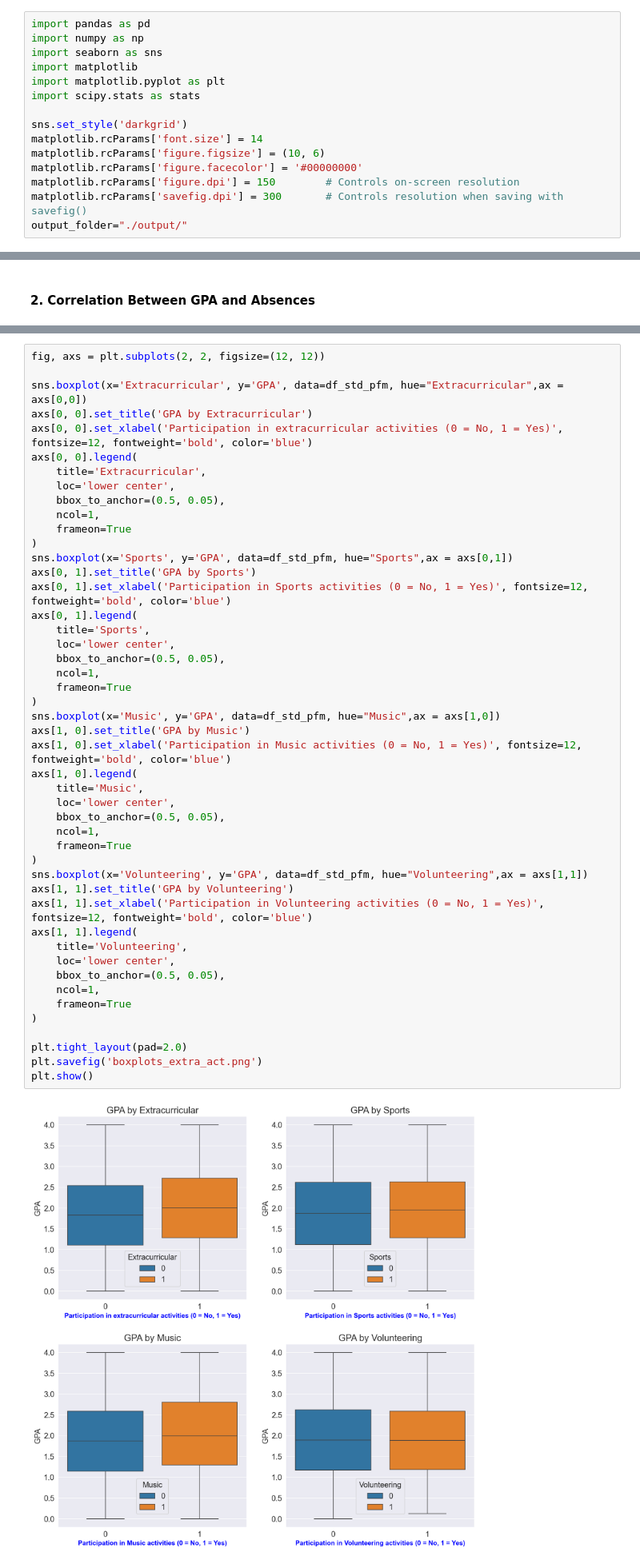
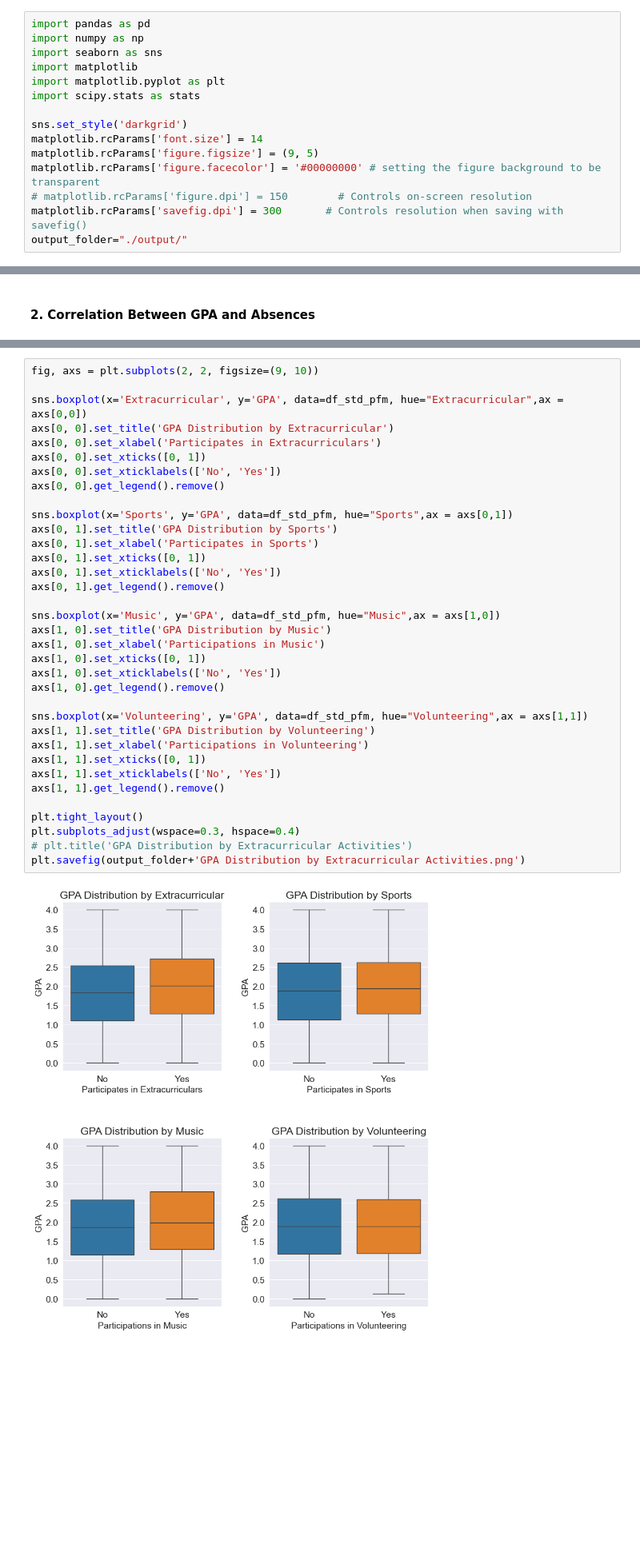
Before and after one commit to T-Naing/Jupyter, a Jupyter notebook: EDA_student_performance/EDA_student_performance.ipynb, the cells around one changed output, grey strips where cells are left out. Shown at 80% size. Drawn from its saved outputs; the diff is of its cells as text; blank space fills up the shorter version.

```diff
--- a/EDA_student_performance/EDA_student_performance.ipynb
+++ b/EDA_student_performance/EDA_student_performance.ipynb
@@ -63,8 +45,8 @@ import scipy.stats as stats
 
 sns.set_style('darkgrid')
 matplotlib.rcParams['font.size'] = 14
-matplotlib.rcParams['figure.figsize'] = (10, 6)
-matplotlib.rcParams['figure.facecolor'] = '#00000000'
-matplotlib.rcParams['figure.dpi'] = 150        # Controls on-screen resolution
+matplotlib.rcParams['figure.figsize'] = (9, 5)
+matplotlib.rcParams['figure.facecolor'] = '#00000000' # setting the figure background to be transparent
+# matplotlib.rcParams['figure.dpi'] = 150        # Controls on-screen resolution
 matplotlib.rcParams['savefig.dpi'] = 300       # Controls resolution when saving with savefig()
 output_folder="./output/"
@@ -334,51 +334,39 @@ IQR: 1.409481132452579
 Lower Whisker: 0.1293067518875465
 Upper Whisker: 4.0
 # %%
-fig, axs = plt.subplots(2, 2, figsize=(12, 12))
+fig, axs = plt.subplots(2, 2, figsize=(9, 10))
 
 sns.boxplot(x='Extracurricular', y='GPA', data=df_std_pfm, hue="Extracurricular",ax = axs[0,0])
-axs[0, 0].set_title('GPA by Extracurricular')
-axs[0, 0].set_xlabel('Participation in extracurricular activities (0 = No, 1 = Yes)', fontsize=12, fontweight='bold', color='blue')
-axs[0, 0].legend(
-    title='Extracurricular',
-    loc='lower center',
-    bbox_to_anchor=(0.5, 0.05),
-    ncol=1,
-    frameon=True
-)
+axs[0, 0].set_title('GPA Distribution by Extracurricular')
+axs[0, 0].set_xlabel('Participates in Extracurriculars')
+axs[0, 0].set_xticks([0, 1])
+axs[0, 0].set_xticklabels(['No', 'Yes'])
+axs[0, 0].get_legend().remove()
+
 sns.boxplot(x='Sports', y='GPA', data=df_std_pfm, hue="Sports",ax = axs[0,1])
-axs[0, 1].set_title('GPA by Sports')
-axs[0, 1].set_xlabel('Participation in Sports activities (0 = No, 1 = Yes)', fontsize=12, fontweight='bold', color='blue')
-axs[0, 1].legend(
-    title='Sports',
-    loc='lower center',
-    bbox_to_anchor=(0.5, 0.05),
-    ncol=1,
-    frameon=True
-)
+axs[0, 1].set_title('GPA Distribution by Sports')
+axs[0, 1].set_xlabel('Participates in Sports')
+axs[0, 1].set_xticks([0, 1])
+axs[0, 1].set_xticklabels(['No', 'Yes'])
+axs[0, 1].get_legend().remove()
+
 sns.boxplot(x='Music', y='GPA', data=df_std_pfm, hue="Music",ax = axs[1,0])
-axs[1, 0].set_title('GPA by Music')
-axs[1, 0].set_xlabel('Participation in Music activities (0 = No, 1 = Yes)', fontsize=12, fontweight='bold', color='blue')
-axs[1, 0].legend(
-    title='Music',
-    loc='lower center',
-    bbox_to_anchor=(0.5, 0.05),
-    ncol=1,
-    frameon=True
-)
+axs[1, 0].set_title('GPA Distribution by Music')
+axs[1, 0].set_xlabel('Participations in Music')
+axs[1, 0].set_xticks([0, 1])
+axs[1, 0].set_xticklabels(['No', 'Yes'])
+axs[1, 0].get_legend().remove()
+
 sns.boxplot(x='Volunteering', y='GPA', data=df_std_pfm, hue="Volunteering",ax = axs[1,1])
-axs[1, 1].set_title('GPA by Volunteering')
-axs[1, 1].set_xlabel('Participation in Volunteering activities (0 = No, 1 = Yes)', fontsize=12, fontweight='bold', color='blue')
-axs[1, 1].legend(
-    title='Volunteering',
-    loc='lower center',
-    bbox_to_anchor=(0.5, 0.05),
-    ncol=1,
-    frameon=True
-)
+axs[1, 1].set_title('GPA Distribution by Volunteering')
+axs[1, 1].set_xlabel('Participations in Volunteering')
+axs[1, 1].set_xticks([0, 1])
+axs[1, 1].set_xticklabels(['No', 'Yes'])
+axs[1, 1].get_legend().remove()
 
-plt.tight_layout(pad=2.0)
-plt.savefig('boxplots_extra_act.png')
-plt.show()
+plt.tight_layout()
+plt.subplots_adjust(wspace=0.3, hspace=0.4)
+# plt.title('GPA Distribution by Extracurricular Activities')
+plt.savefig(output_folder+'GPA Distribution by Extracurricular Activities.png')
 # %% [output]
-[figure, old version]
+[figure, new version]
```
Also changed, not shown: parts of 94 cells of this notebook, 30 other files.
